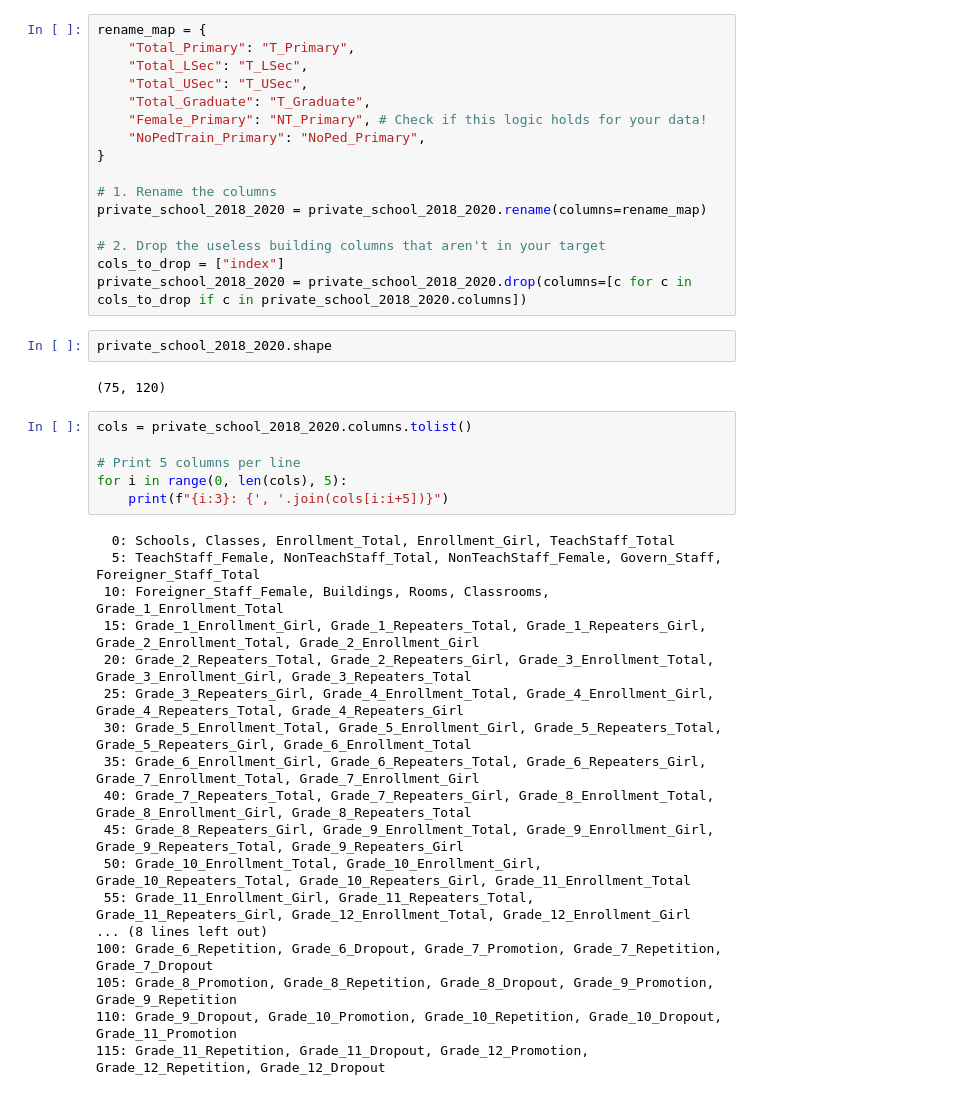
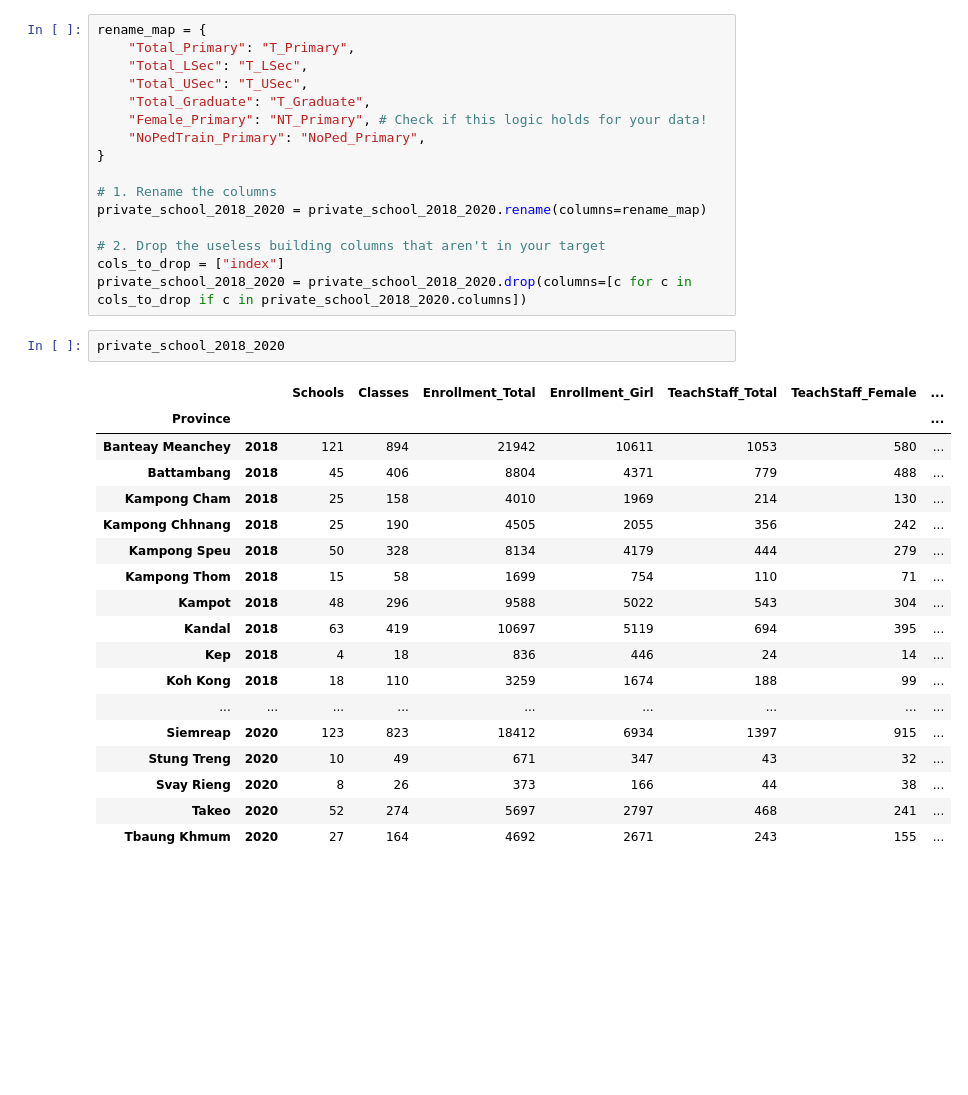
Before and after one commit to i-eat-tea/MINI_PROJECT_AMS_B_GROUP3, a Jupyter notebook: private_dashboard.ipynb, the cells around one changed output. Drawn from its saved outputs; the diff is of its cells as text; blank space fills up the shorter version.

```diff
--- a/private_dashboard.ipynb
+++ b/private_dashboard.ipynb
@@ -613,30 +642,23 @@ private_school_2018_2020 = private_school_2018_2020.rename(columns=rename_map)
 cols_to_drop = ["index"]
 private_school_2018_2020 = private_school_2018_2020.drop(columns=[c for c in cols_to_drop if c in private_school_2018_2020.columns])
 # %%
-private_school_2018_2020.shape
+private_school_2018_2020
 # %% [output]
-(75, 120)
+|  |  | Schools | Classes | Enrollment_Total | Enrollment_Girl | TeachStaff_Total | TeachStaff_Female | ... |
+| Province |  |  |  |  |  |  |  | ... |
+| Banteay Meanchey | 2018 | 121 | 894 | 21942 | 10611 | 1053 | 580 | ... |
+| Battambang | 2018 | 45 | 406 | 8804 | 4371 | 779 | 488 | ... |
+| Kampong Cham | 2018 | 25 | 158 | 4010 | 1969 | 214 | 130 | ... |
+| Kampong Chhnang | 2018 | 25 | 190 | 4505 | 2055 | 356 | 242 | ... |
+| Kampong Speu | 2018 | 50 | 328 | 8134 | 4179 | 444 | 279 | ... |
+| Kampong Thom | 2018 | 15 | 58 | 1699 | 754 | 110 | 71 | ... |
+| Kampot | 2018 | 48 | 296 | 9588 | 5022 | 543 | 304 | ... |
+| Kandal | 2018 | 63 | 419 | 10697 | 5119 | 694 | 395 | ... |
+| Kep | 2018 | 4 | 18 | 836 | 446 | 24 | 14 | ... |
+| Koh Kong | 2018 | 18 | 110 | 3259 | 1674 | 188 | 99 | ... |
+| ... | ... | ... | ... | ... | ... | ... | ... | ... |
+| Siemreap | 2020 | 123 | 823 | 18412 | 6934 | 1397 | 915 | ... |
+| Stung Treng | 2020 | 10 | 49 | 671 | 347 | 43 | 32 | ... |
+| Svay Rieng | 2020 | 8 | 26 | 373 | 166 | 44 | 38 | ... |
+| Takeo | 2020 | 52 | 274 | 5697 | 2797 | 468 | 241 | ... |
+| Tbaung Khmum | 2020 | 27 | 164 | 4692 | 2671 | 243 | 155 | ... |
-# %%
-cols = private_school_2018_2020.columns.tolist()
-
-# Print 5 columns per line
-for i in range(0, len(cols), 5):
-    print(f"{i:3}: {', '.join(cols[i:i+5])}")
-# %% [output]
-  0: Schools, Classes, Enrollment_Total, Enrollment_Girl, TeachStaff_Total
-  5: TeachStaff_Female, NonTeachStaff_Total, NonTeachStaff_Female, Govern_Staff, Foreigner_Staff_Total
- 10: Foreigner_Staff_Female, Buildings, Rooms, Classrooms, Grade_1_Enrollment_Total
- 15: Grade_1_Enrollment_Girl, Grade_1_Repeaters_Total, Grade_1_Repeaters_Girl, Grade_2_Enrollment_Total, Grade_2_Enrollment_Girl
- 20: Grade_2_Repeaters_Total, Grade_2_Repeaters_Girl, Grade_3_Enrollment_Total, Grade_3_Enrollment_Girl, Grade_3_Repeaters_Total
- 25: Grade_3_Repeaters_Girl, Grade_4_Enrollment_Total, Grade_4_Enrollment_Girl, Grade_4_Repeaters_Total, Grade_4_Repeaters_Girl
- 30: Grade_5_Enrollment_Total, Grade_5_Enrollment_Girl, Grade_5_Repeaters_Total, Grade_5_Repeaters_Girl, Grade_6_Enrollment_Total
- 35: Grade_6_Enrollment_Girl, Grade_6_Repeaters_Total, Grade_6_Repeaters_Girl, Grade_7_Enrollment_Total, Grade_7_Enrollment_Girl
- 40: Grade_7_Repeaters_Total, Grade_7_Repeaters_Girl, Grade_8_Enrollment_Total, Grade_8_Enrollment_Girl, Grade_8_Repeaters_Total
- 45: Grade_8_Repeaters_Girl, Grade_9_Enrollment_Total, Grade_9_Enrollment_Girl, Grade_9_Repeaters_Total, Grade_9_Repeaters_Girl
- 50: Grade_10_Enrollment_Total, Grade_10_Enrollment_Girl, Grade_10_Repeaters_Total, Grade_10_Repeaters_Girl, Grade_11_Enrollment_Total
- 55: Grade_11_Enrollment_Girl, Grade_11_Repeaters_Total, Grade_11_Repeaters_Girl, Grade_12_Enrollment_Total, Grade_12_Enrollment_Girl
-... (8 lines left out)
-100: Grade_6_Repetition, Grade_6_Dropout, Grade_7_Promotion, Grade_7_Repetition, Grade_7_Dropout
-105: Grade_8_Promotion, Grade_8_Repetition, Grade_8_Dropout, Grade_9_Promotion, Grade_9_Repetition
-110: Grade_9_Dropout, Grade_10_Promotion, Grade_10_Repetition, Grade_10_Dropout, Grade_11_Promotion
-115: Grade_11_Repetition, Grade_11_Dropout, Grade_12_Promotion, Grade_12_Repetition, Grade_12_Dropout
```
Also changed, not shown: parts of 4 cells of this notebook, 4 other files.
